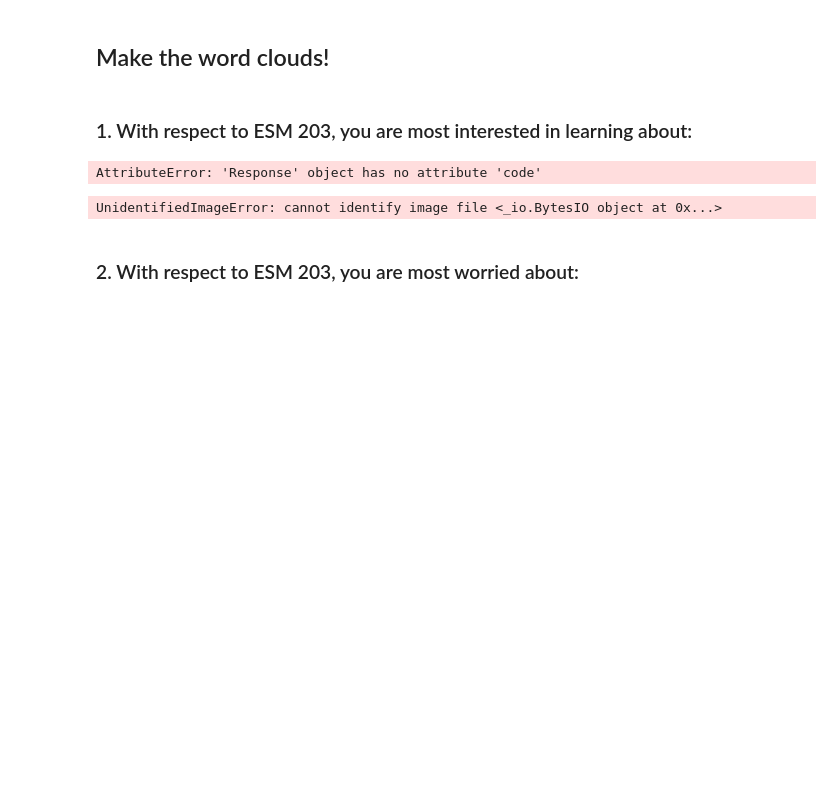
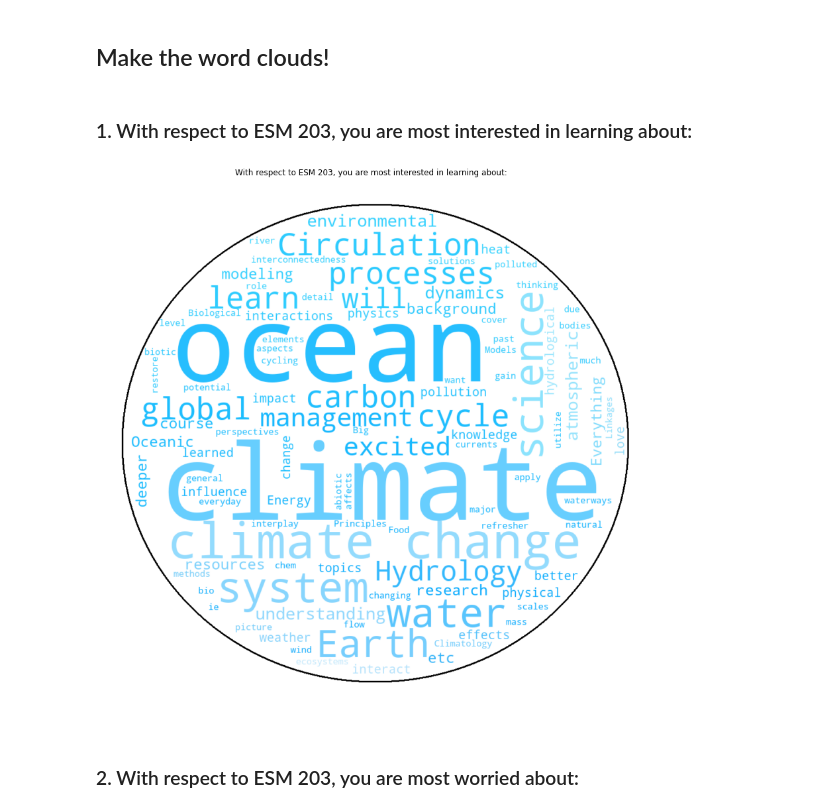
Before and after one commit to environmental-data-science/ESM_203, a Jupyter notebook: Survey Word Cloud Results.ipynb, the cells around one changed output. Drawn from its saved outputs; the diff is of its cells as text; code cells hidden in the pictures; blank space fills up the shorter version.

```diff
--- a/Survey Word Cloud Results.ipynb
+++ b/Survey Word Cloud Results.ipynb
@@ -40,34 +40,30 @@ earth_text = " ".join(df['earth'].dropna().to_list())
 ## Make the word clouds!
 # %% [markdown]
 ### 1. With respect to ESM 203, you are most interested in learning about:
-# %%
-response = requests.get(url + 'data/circle_mask.png')
-# %% [output]
-AttributeError: 'Response' object has no attribute 'code'
 # %%
 max_words = 100
 stopwords = set(STOPWORDS)
 
 stopwords.update(["interested", "learning"])
 response = requests.get(url + 'data/circle_mask.png')
-mask = np.array(Image.open(BytesIO(response.content))
+mask = np.array(Image.open(BytesIO(response.content)))
 
 wordcloud = WordCloud(
     max_words=max_words,
     mask=mask,
     contour_width=3,
     stopwords=stopwords,
     background_color="white").generate(most_interested_text)
 
 image_colors = ImageColorGenerator(mask)
 
 plt.figure(figsize=[figsize,figsize])
 plt.imshow(wordcloud.recolor(color_func=image_colors), interpolation='bilinear')
 plt.title('With respect to ESM 203, you are most interested in learning about:')
 plt.axis("off")
 plt.show()
 # %% [output]
-UnidentifiedImageError: cannot identify image file <_io.BytesIO object at 0x...>
+[figure, added]
 # %% [markdown]
 ### 2. With respect to ESM 203, you are most worried about:
 # %%
```
Also changed, not shown: parts of 3 cells of this notebook.
